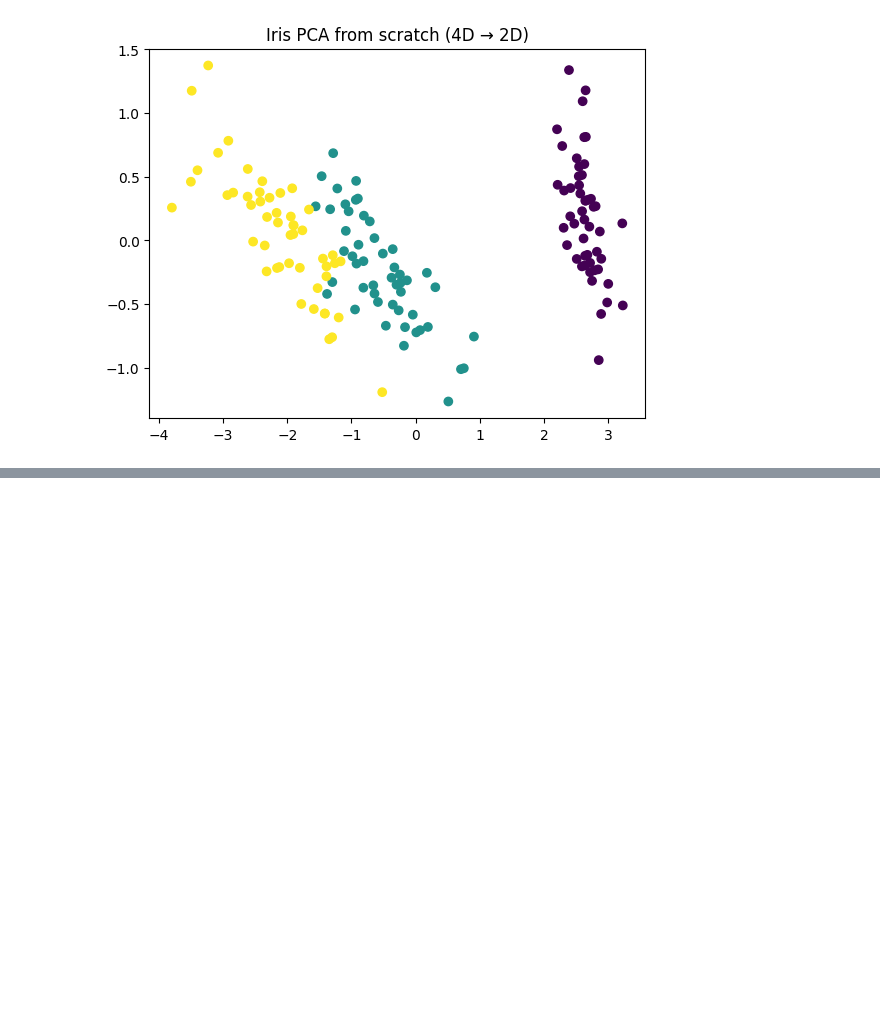
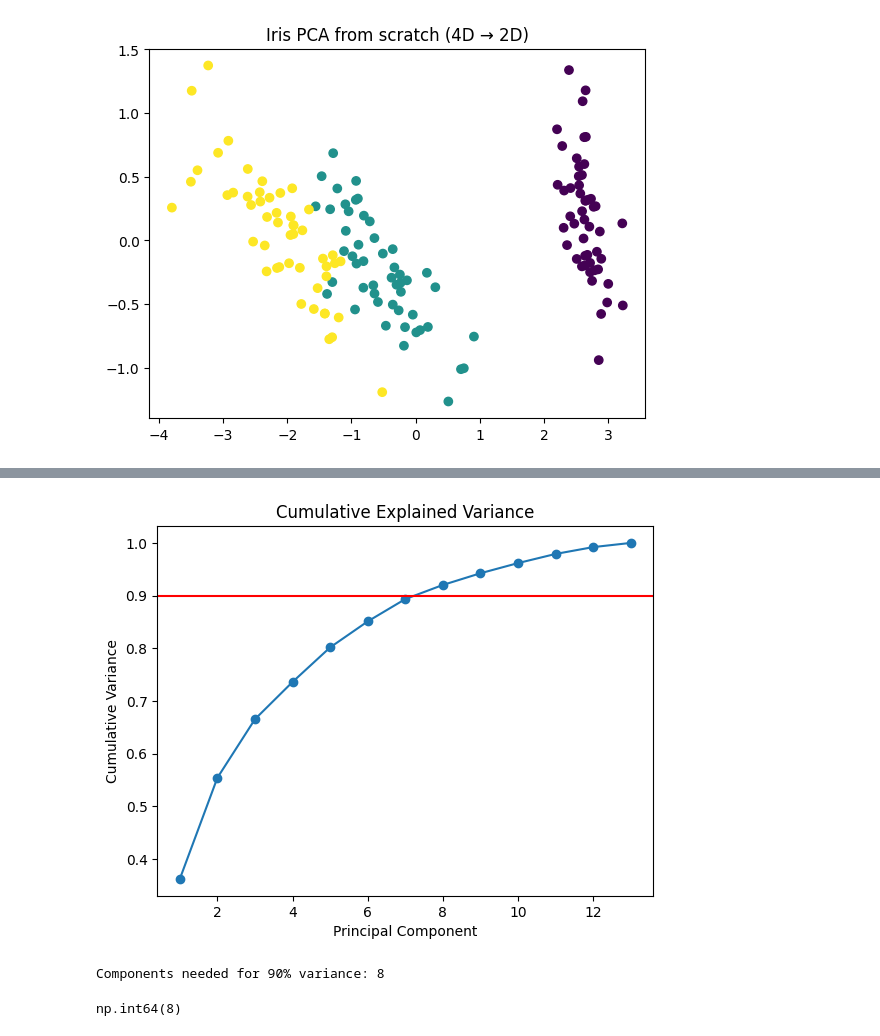
Before and after one commit to Maxstef/data-loves-ml-for-people-course, a Jupyter notebook: notebooks/3_2_dimensionality_reduction/0_2_PCA_scratch_visuals.ipynb, the cells around one changed output, grey strips where cells are left out. Drawn from its saved outputs; the diff is of its cells as text; code cells hidden in the pictures; blank space fills up the shorter version.

```diff
--- a/notebooks/3_2_dimensionality_reduction/0_2_PCA_scratch_visuals.ipynb
+++ b/notebooks/3_2_dimensionality_reduction/0_2_PCA_scratch_visuals.ipynb
@@ -153,0 +216,24 @@ plt.show()
+# %%
+# Part 5 - How many components for 90% variance
+def plot_cumulative_variance(eigenvalues, threshold=0.9,
+                             title="Cumulative Explained Variance"):
+    explained = eigenvalues / np.sum(eigenvalues)
+    cumulative = np.cumsum(explained)
+    n = len(cumulative)
+
+    plt.plot(range(1, n + 1), cumulative, marker='o')
+    plt.axhline(threshold, c='r')
+    plt.title(title)
+    plt.xlabel("Principal Component")
+    plt.ylabel("Cumulative Variance")
+    plt.show()
+
+    k = np.argmax(cumulative >= threshold) + 1
+    print(f"Components needed for {int(threshold*100)}% variance: {k}")
+    return k
+
+plot_cumulative_variance(eigenvalues_wine, threshold=0.9)
+# %% [output]
+[figure, added]
+Components needed for 90% variance: 8
+np.int64(8)
```
Also changed, not shown: parts of 34 cells of this notebook.
